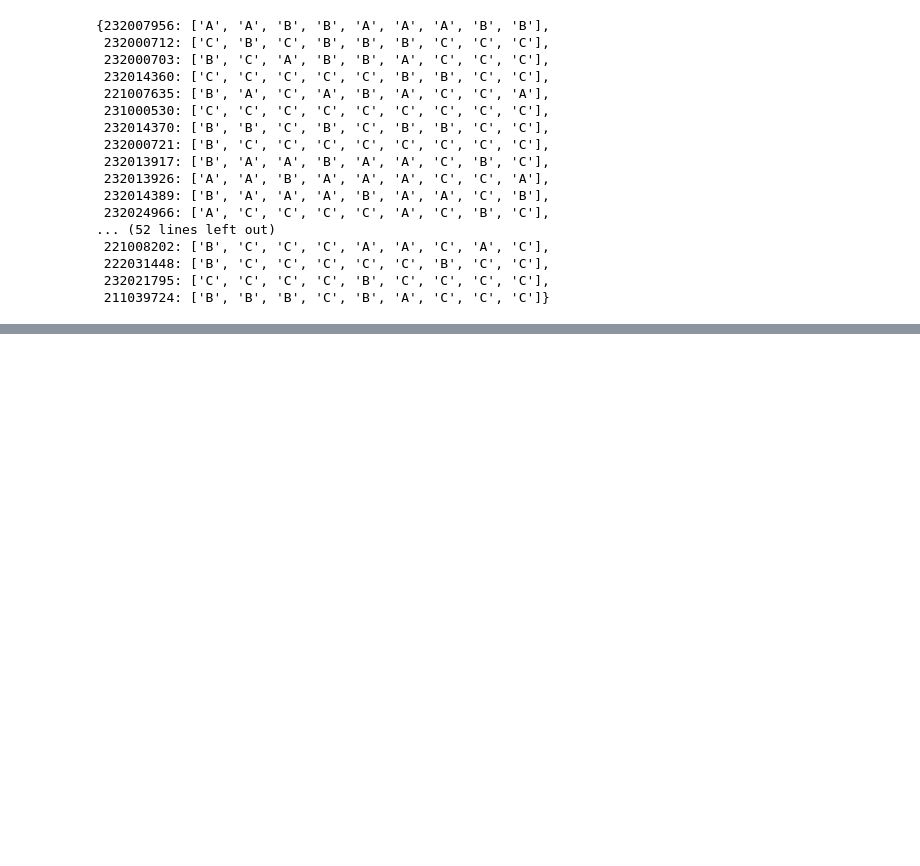
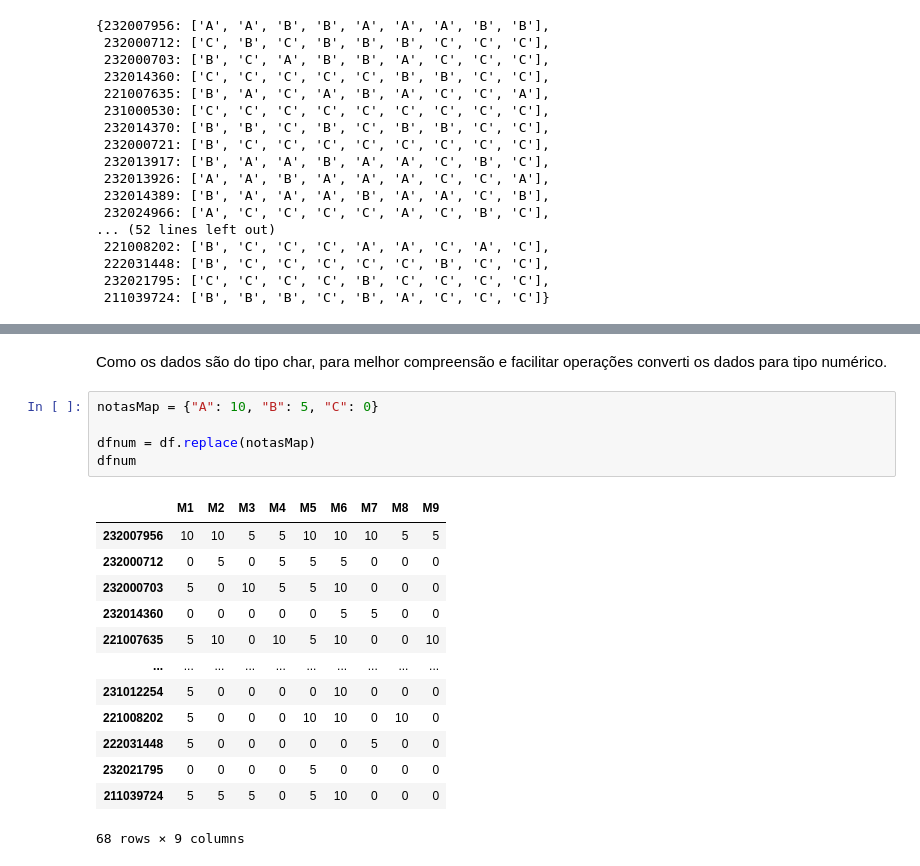
Before and after one commit to janiocarrilho/analise-desempenho-unb, a Jupyter notebook: ProjetoC1.ipynb, the cells around one changed output, grey strips where cells are left out. Drawn from its saved outputs; the diff is of its cells as text; blank space fills up the shorter version.

```diff
--- a/ProjetoC1.ipynb
+++ b/ProjetoC1.ipynb
@@ -74,0 +96,21 @@ alunos
+# %% [markdown]
+Como os dados são do tipo char, para melhor compreensão e facilitar operações converti os dados para tipo numérico.
+# %%
+notasMap = {"A": 10, "B": 5, "C": 0}
+
+dfnum = df.replace(notasMap)
+dfnum
+# %% [output]
+|  | M1 | M2 | M3 | M4 | M5 | M6 | M7 | M8 | M9 |
+| 232007956 | 10 | 10 | 5 | 5 | 10 | 10 | 10 | 5 | 5 |
+| 232000712 | 0 | 5 | 0 | 5 | 5 | 5 | 0 | 0 | 0 |
+| 232000703 | 5 | 0 | 10 | 5 | 5 | 10 | 0 | 0 | 0 |
+| 232014360 | 0 | 0 | 0 | 0 | 0 | 5 | 5 | 0 | 0 |
+| 221007635 | 5 | 10 | 0 | 10 | 5 | 10 | 0 | 0 | 10 |
+| ... | ... | ... | ... | ... | ... | ... | ... | ... | ... |
+| 231012254 | 5 | 0 | 0 | 0 | 0 | 10 | 0 | 0 | 0 |
+| 221008202 | 5 | 0 | 0 | 0 | 10 | 10 | 0 | 10 | 0 |
+| 222031448 | 5 | 0 | 0 | 0 | 0 | 0 | 5 | 0 | 0 |
+| 232021795 | 0 | 0 | 0 | 0 | 5 | 0 | 0 | 0 | 0 |
+| 211039724 | 5 | 5 | 5 | 0 | 5 | 10 | 0 | 0 | 0 |
+68 rows × 9 columns
```
Also changed, not shown: parts of 9 cells of this notebook.
